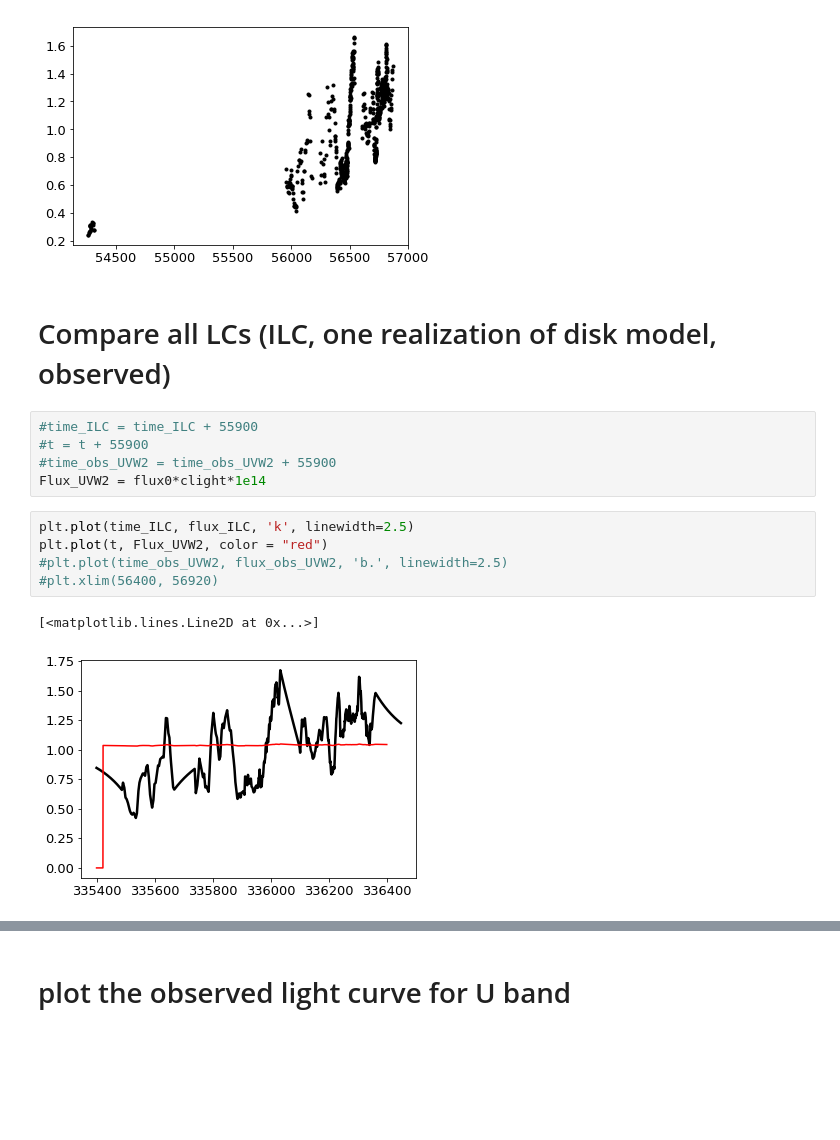
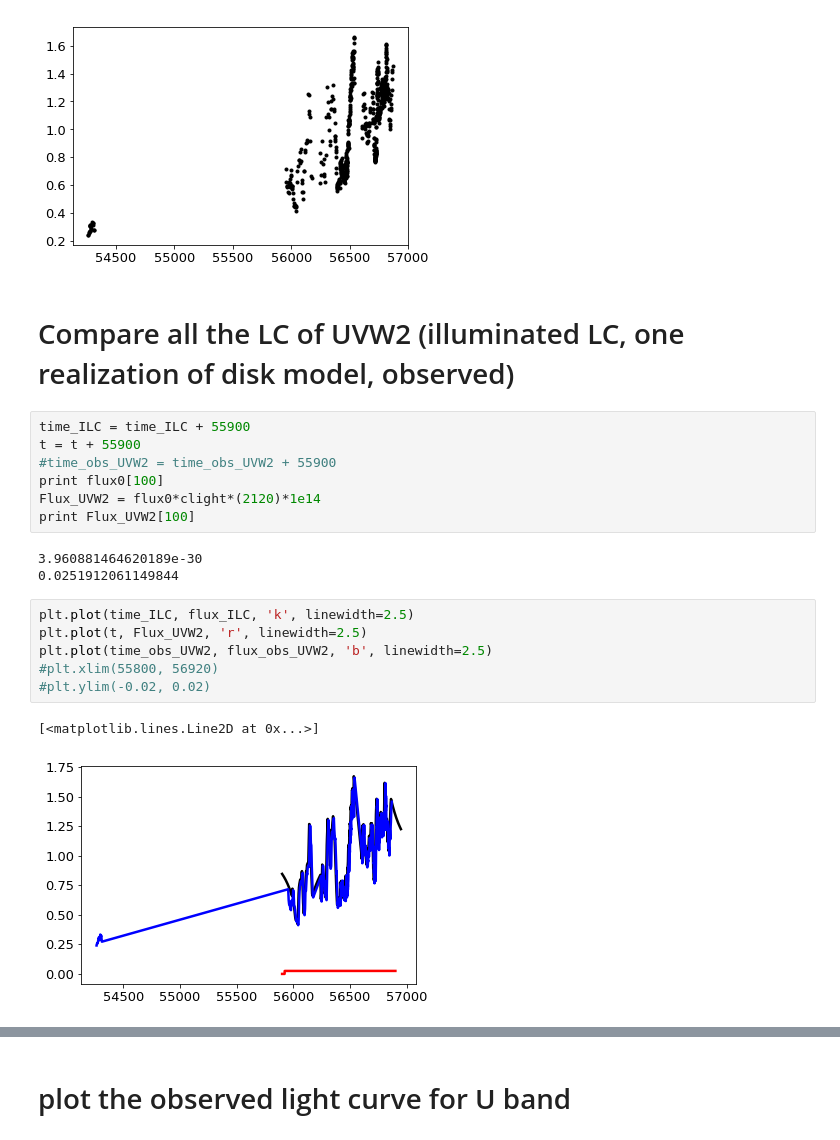
Before and after one commit to husnedereli/Reprocessing_disk, a Jupyter notebook: Compute_UVW2_LC_fitted_with_ADmodel.ipynb, the cells around one changed output, grey strips where cells are left out. Drawn from its saved outputs; the diff is of its cells as text; blank space fills up the shorter version.

```diff
--- a/Compute_UVW2_LC_fitted_with_ADmodel.ipynb
+++ b/Compute_UVW2_LC_fitted_with_ADmodel.ipynb
@@ -344,17 +320,23 @@ plt.plot(time_obs_UVW2, flux_obs_UVW2, 'k.', linewidth=2.5)
 [<matplotlib.lines.Line2D at 0x...>]
 [figure]
 # %% [markdown]
-# Compare all LCs (ILC, one realization of disk model, observed)
+# Compare all the LC of UVW2 (illuminated LC, one realization of disk model, observed)
 # %%
-#time_ILC = time_ILC + 55900
-#t = t + 55900
+time_ILC = time_ILC + 55900
+t = t + 55900
 #time_obs_UVW2 = time_obs_UVW2 + 55900
-Flux_UVW2 = flux0*clight*1e14
+print flux0[100]
+Flux_UVW2 = flux0*clight*(2120)*1e14
+print Flux_UVW2[100]
+# %% [output]
+3.960881464620189e-30
+0.0251912061149844
 # %%
 plt.plot(time_ILC, flux_ILC, 'k', linewidth=2.5)
-plt.plot(t, Flux_UVW2, color = "red")
-#plt.plot(time_obs_UVW2, flux_obs_UVW2, 'b.', linewidth=2.5)
-#plt.xlim(56400, 56920)
+plt.plot(t, Flux_UVW2, 'r', linewidth=2.5)
+plt.plot(time_obs_UVW2, flux_obs_UVW2, 'b', linewidth=2.5)
+#plt.xlim(55800, 56920)
+#plt.ylim(-0.02, 0.02)
 # %% [output]
 [<matplotlib.lines.Line2D at 0x...>]
-[figure, old version]
+[figure, new version]
```
Also changed, not shown: parts of 34 cells of this notebook, 1 other file.
